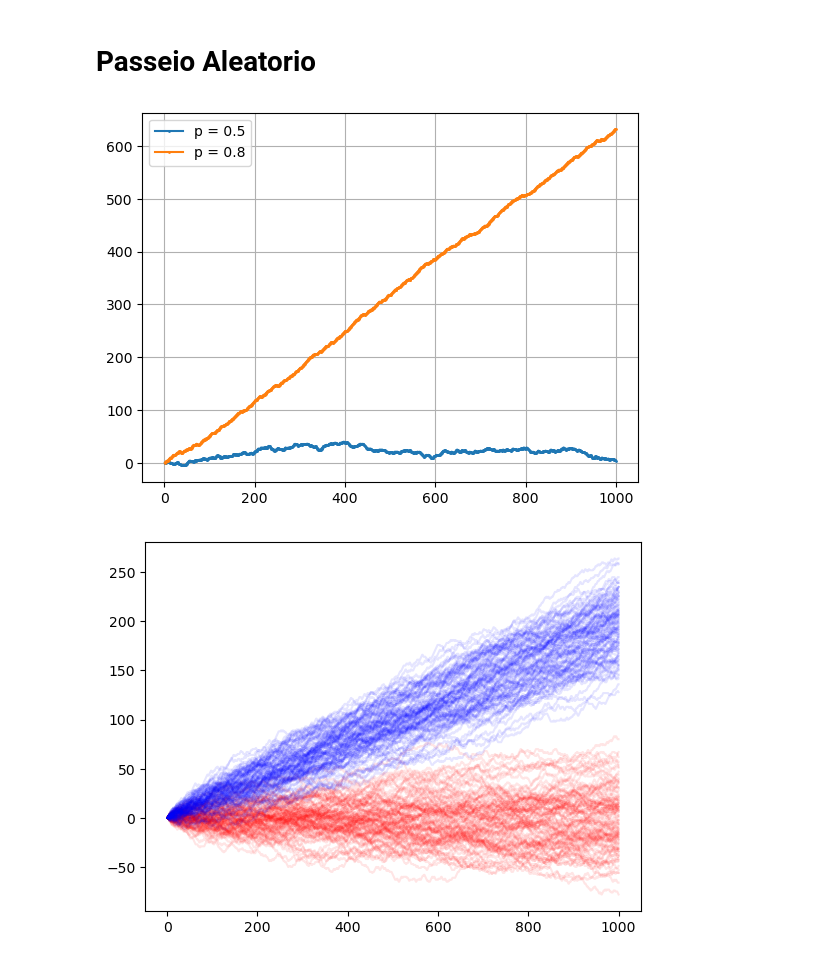
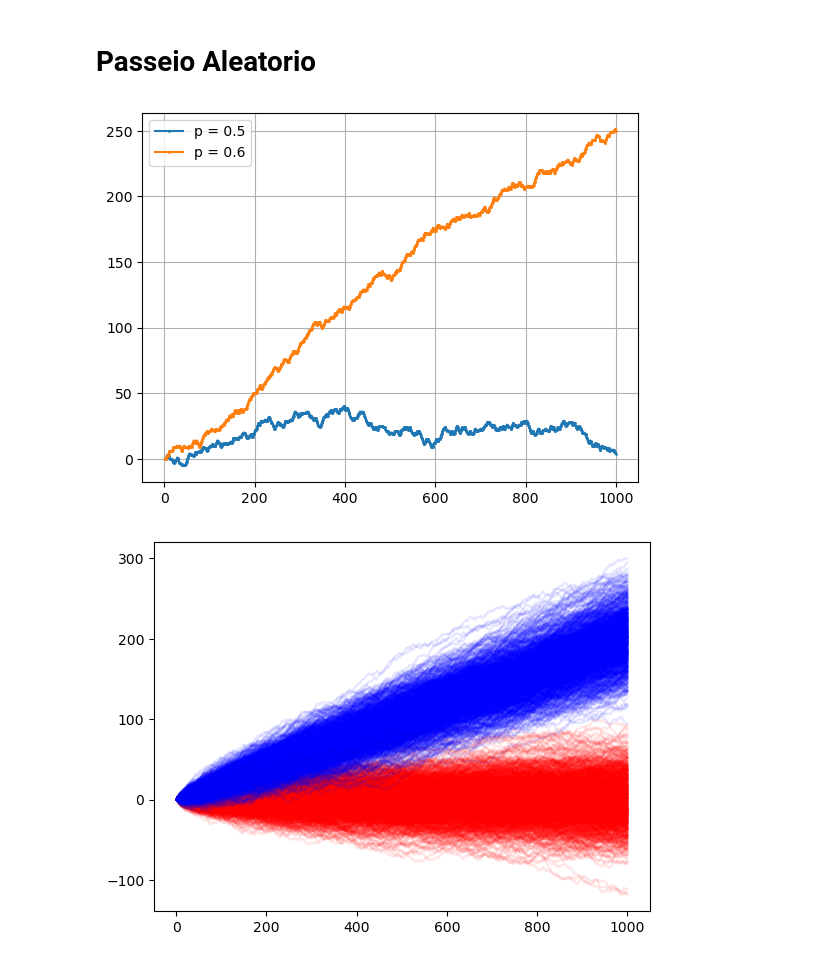
Before and after one commit to Rogerio-buso/Fisica-Computacional, a Jupyter notebook: Atividade 4/randomwalk.ipynb, the cells around one changed output. Cells and saved outputs as stored; diff of their text form; code cells hidden in the pictures.

```diff
--- a/Atividade 4/randomwalk.ipynb
+++ b/Atividade 4/randomwalk.ipynb
@@ -4,6 +4,8 @@
 '''
 Gera números pseudoaleatórios para usar na probabilidade, dessa maneira é possível definir
 qual a direção da posição baseada no número gerado.
+Caso o número gerado seja menor que a probabilidade, a posição recebe + 1, e o contrário caso
+a o número gerado seja maior.
 '''
 import numpy as np
 import matplotlib.pyplot as plt
@@ -11,6 +13,7 @@ import matplotlib.pyplot as plt
 N = 1000
 n = np.linspace(1, N, N)
 rng = np.random.default_rng(123)
+
 def passeio_aleatorio(N, p):
   x = 0
   posicao = [0]
@@ -24,24 +27,26 @@ def passeio_aleatorio(N, p):
       x -= 1
   return posicao
 
-posicao1 = passeio_aleatorio(1000, 0.5)
-posicao2 = passeio_aleatorio(1000, 0.8)
+posicao1 = passeio_aleatorio(N, 0.5)
+posicao2 = passeio_aleatorio(N, 0.6)
+
 plt.plot(n, posicao1, 'o-', label='p = 0.5', ms=1)
-plt.plot(n, posicao2, 'o-', label='p = 0.8', ms=1)
+plt.plot(n, posicao2, 'o-', label='p = 0.6', ms=1)
 plt.legend()
 plt.grid()
 # %% [output]
-[figure, old version]
+[figure, new version]
 # %%
 '''
 Faz um loop for para plotar cada gráfico 100 vezes, isso para cada valor de p = 0.5 e 0.8
 '''
-for i in range(1, 100):
+lugar = []
+for i in range(1, 1000):
     y = passeio_aleatorio(1000, 0.5)
     plt.plot(n, y, c='r', alpha=0.1)
-for i in range(1, 100):
+for i in range(1, 1000):
     y = passeio_aleatorio(1000, 0.6)
     plt.plot(n, y, c='b', alpha=0.1)
 # %% [output]
-[figure, old version]
+[figure, new version]
 # %%
```
Also changed, not shown: parts of 2 cells of this notebook, 1 other file.
